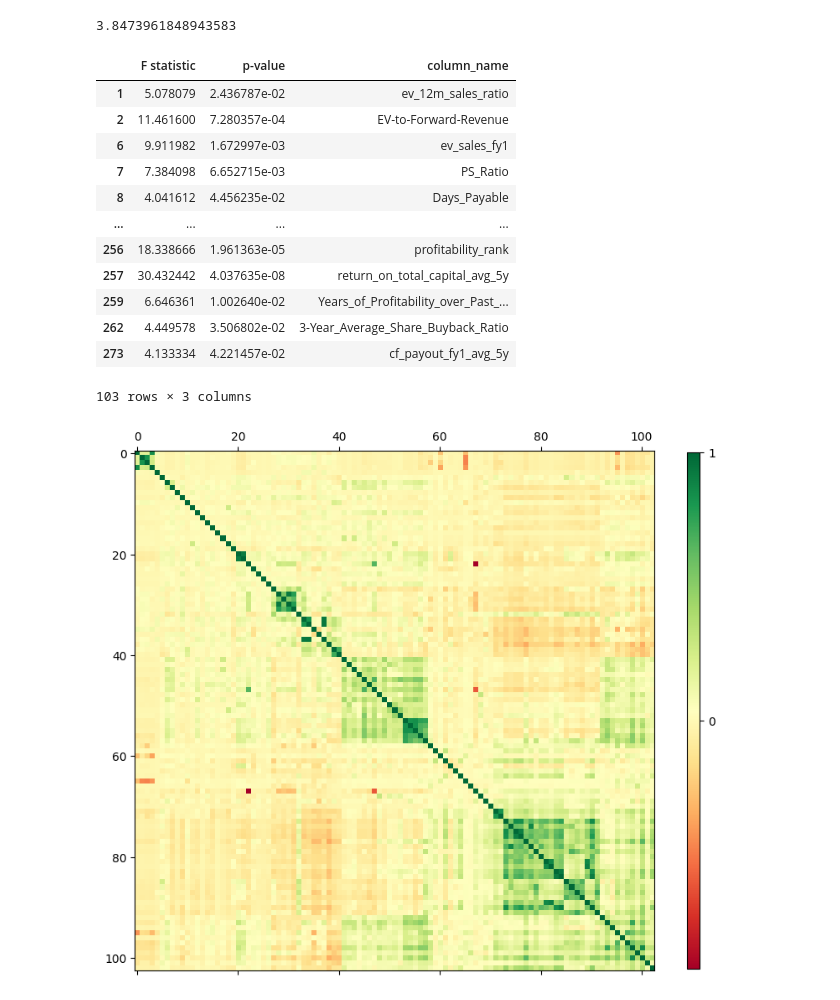
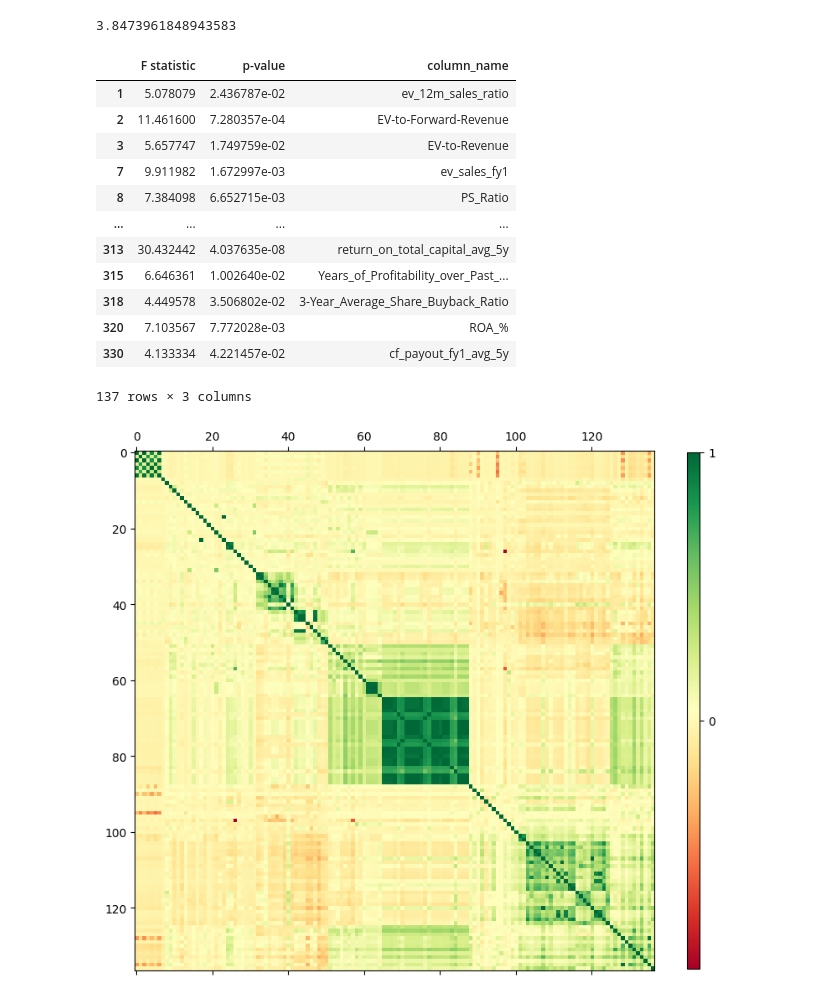
Before and after one commit to QuantBears/data-analysis, a Jupyter notebook: EDA/2023-10-05/eda.ipynb, the cells around one changed output. Drawn from its saved outputs; the diff is of its cells as text; code cells hidden in the pictures.

```diff
--- a/EDA/2023-10-05/eda.ipynb
+++ b/EDA/2023-10-05/eda.ipynb
@@ -165,8 +155,8 @@ result.sort_values().head(285).hist()
 # %%
 from sklearn.feature_selection import f_regression, mutual_info_regression
 # %%
-X_ = cleared_df.drop("target", axis = 1)
-f_results = f_regression(X_, cleared_df["target"])
+X_ = float_df.drop("target", axis = 1)
+f_results = f_regression(X_, float_df["target"])
 # %%
 f_results = pd.DataFrame(f_results, index=["F statistic", "p-value"]).T
 f_results["column_name"] = X_.columns
@@ -216,19 +196,19 @@ null_rejected[null_rejected["F statistic"] > critical_f]
 |  | F statistic | p-value | column_name |
 | 1 | 5.078079 | 2.436787e-02 | ev_12m_sales_ratio |
 | 2 | 11.461600 | 7.280357e-04 | EV-to-Forward-Revenue |
-| 6 | 9.911982 | 1.672997e-03 | ev_sales_fy1 |
-| 7 | 7.384098 | 6.652715e-03 | PS_Ratio |
-| 8 | 4.041612 | 4.456235e-02 | Days_Payable |
+| 3 | 5.657747 | 1.749759e-02 | EV-to-Revenue |
+| 7 | 9.911982 | 1.672997e-03 | ev_sales_fy1 |
+| 8 | 7.384098 | 6.652715e-03 | PS_Ratio |
 | ... | ... | ... | ... |
-| 256 | 18.338666 | 1.961363e-05 | profitability_rank |
-| 257 | 30.432442 | 4.037635e-08 | return_on_total_capital_avg_5y |
-| 259 | 6.646361 | 1.002640e-02 | Years_of_Profitability_over_Past_... |
-| 262 | 4.449578 | 3.506802e-02 | 3-Year_Average_Share_Buyback_Ratio |
-| 273 | 4.133334 | 4.221457e-02 | cf_payout_fy1_avg_5y |
+| 313 | 30.432442 | 4.037635e-08 | return_on_total_capital_avg_5y |
+| 315 | 6.646361 | 1.002640e-02 | Years_of_Profitability_over_Past_... |
+| 318 | 4.449578 | 3.506802e-02 | 3-Year_Average_Share_Buyback_Ratio |
+| 320 | 7.103567 | 7.772028e-03 | ROA_% |
+| 330 | 4.133334 | 4.221457e-02 | cf_payout_fy1_avg_5y |
-103 rows × 3 columns
+137 rows × 3 columns
 # %%
-plot_corr(cleared_df[null_rejected[null_rejected["F statistic"] > critical_f]["column_name"]])
+plot_corr(float_df[null_rejected[null_rejected["F statistic"] > critical_f]["column_name"]])
 pass
 # %% [output]
-[figure, old version]
+[figure, new version]
 # %%
```
Also changed, not shown: parts of 15 cells of this notebook, 2 other files.
